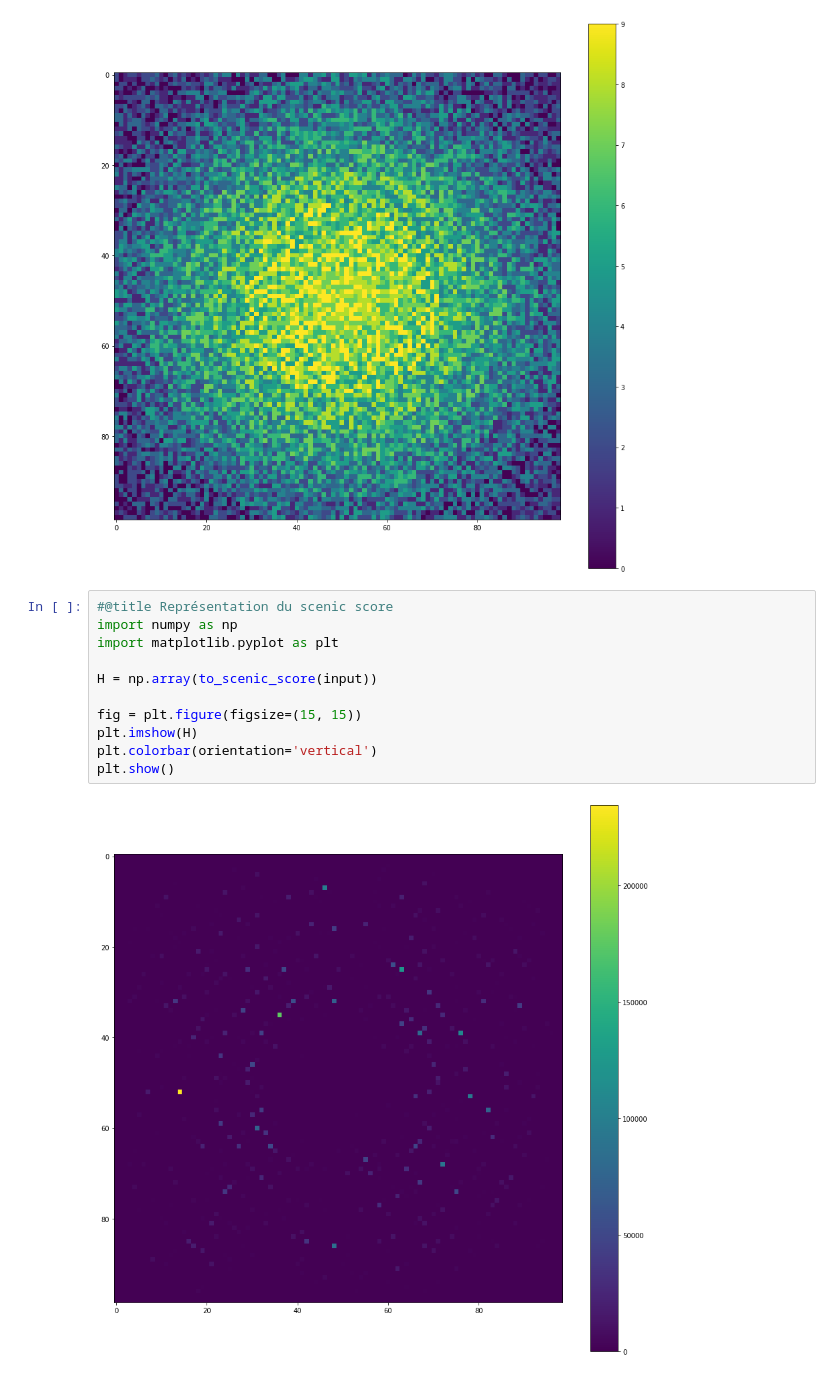
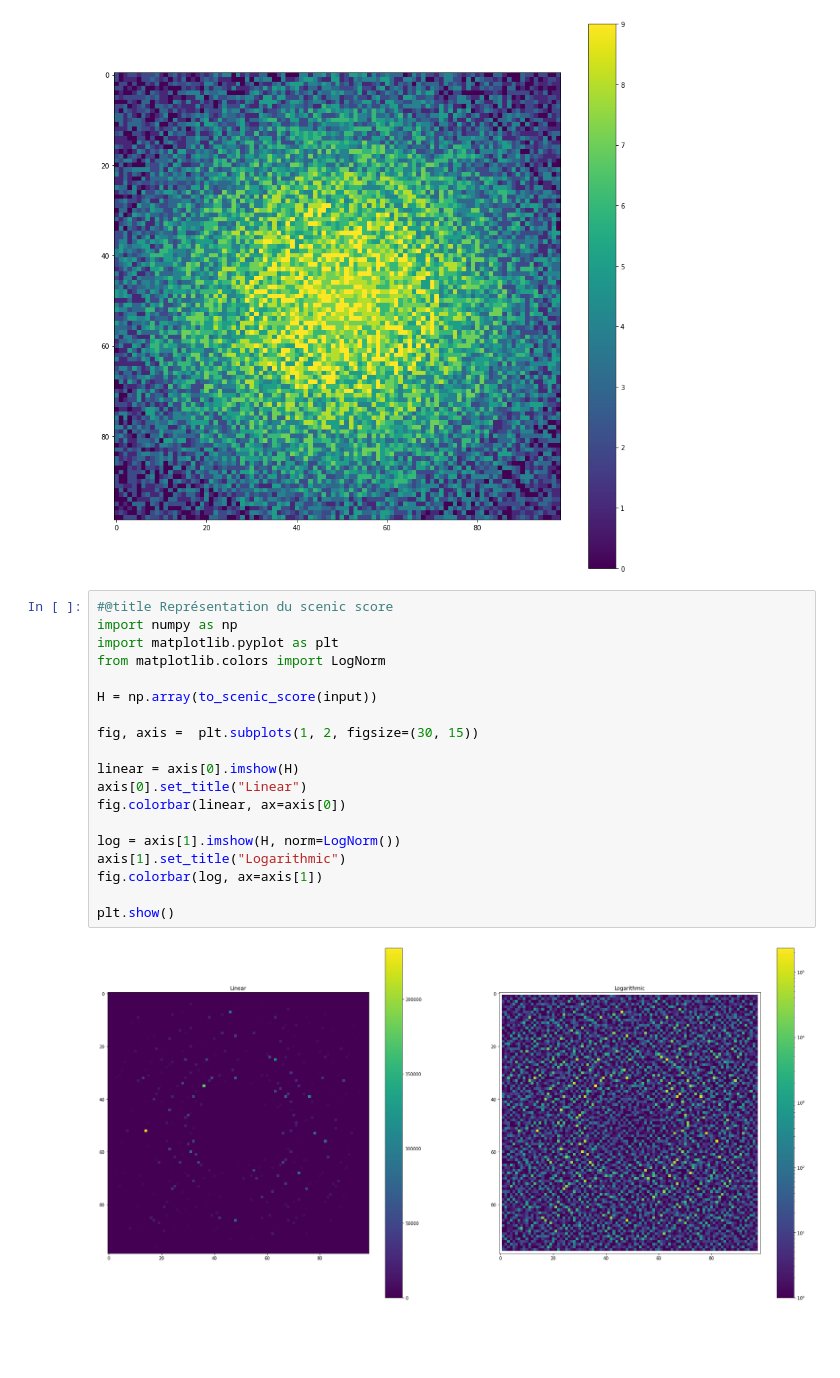
Before and after one commit to aoc4fun/allinone2022, a Jupyter notebook: jcplessis/Day_8.ipynb, the cells around one changed output. Drawn from its saved outputs; the diff is of its cells as text; blank space fills up the shorter version.

Commit message:
With log based scenic score graph

```diff
--- a/jcplessis/Day_8.ipynb
+++ b/jcplessis/Day_8.ipynb
@@ -261,13 +261,21 @@ plt.show()
 # %%
 #@title Représentation du scenic score
 import numpy as np
 import matplotlib.pyplot as plt
+from matplotlib.colors import LogNorm
 
 H = np.array(to_scenic_score(input))
 
-fig = plt.figure(figsize=(15, 15))
-plt.imshow(H)
-plt.colorbar(orientation='vertical')
+fig, axis =  plt.subplots(1, 2, figsize=(30, 15))
+
+linear = axis[0].imshow(H)
+axis[0].set_title("Linear")
+fig.colorbar(linear, ax=axis[0])
+
+log = axis[1].imshow(H, norm=LogNorm())
+axis[1].set_title("Logarithmic")
+fig.colorbar(log, ax=axis[1])
+
 plt.show()
 # %% [output]
-[figure, old version]
+[figure, new version]
```
Also changed, not shown: parts of 1 cell of this notebook.
